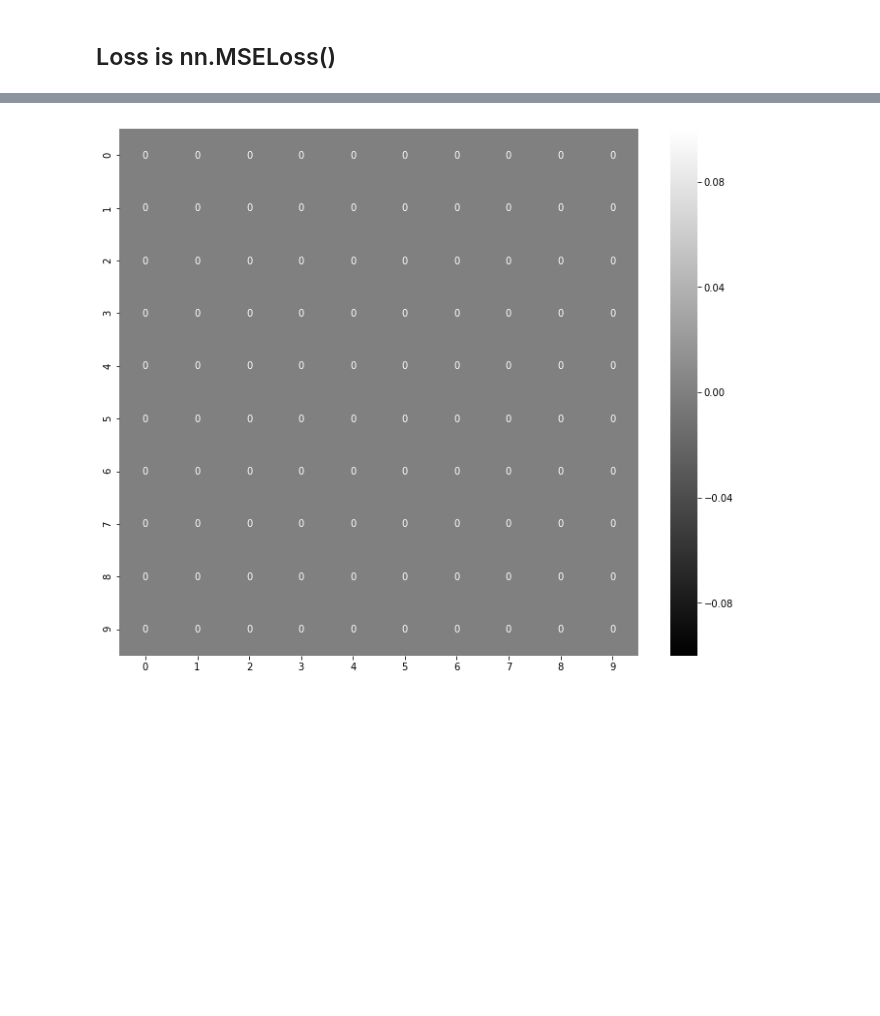
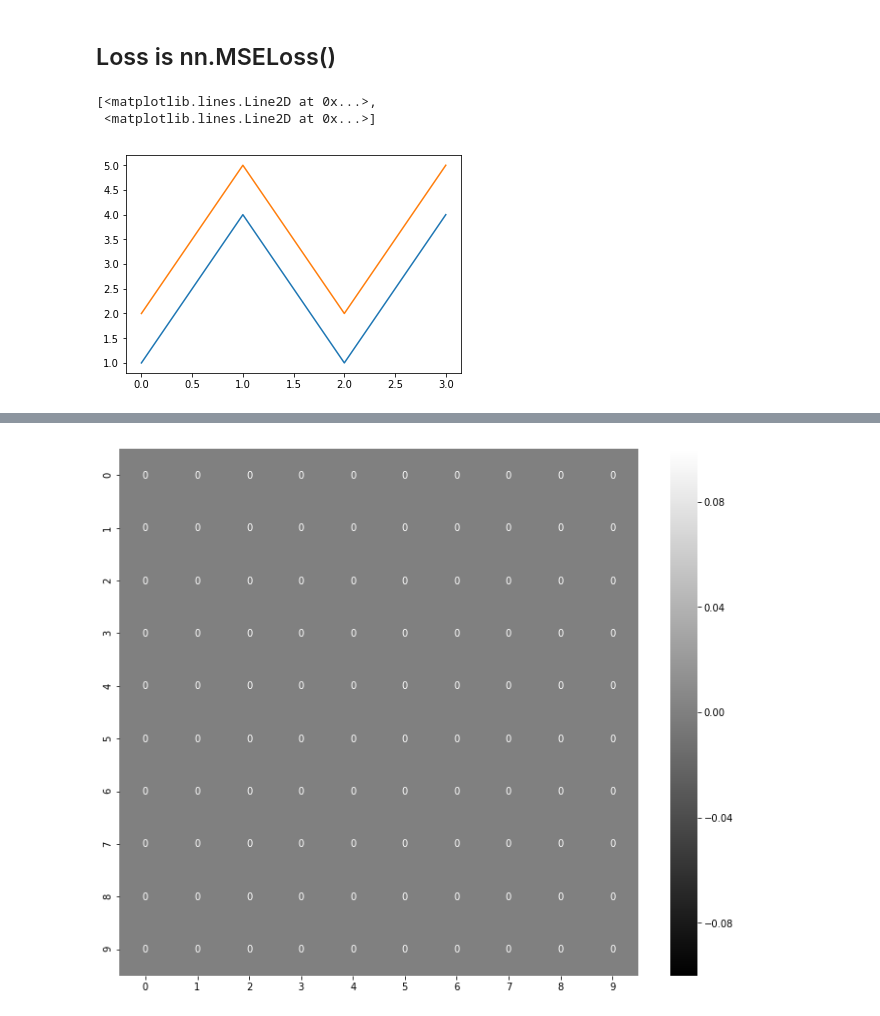
Before and after one commit to caitaozhan/deeplearning-localization, a Jupyter notebook: CNN-translation-multi-min-dist.ipynb, the cells around one changed output, grey strips where cells are left out. Cells and saved outputs as stored; diff of their text form; code cells hidden in the pictures; blank space fills up the shorter version.

```diff
--- a/CNN-translation-multi-min-dist.ipynb
+++ b/CNN-translation-multi-min-dist.ipynb
@@ -322,3 +322,17 @@ def make_zeros(batch=32, length=100):
         zero = np.expand_dims(zero, 0)
         zeros.append(zero)
     return torch.as_tensor(zeros).to(torch.device('cuda'))
+# %%
+a = [1,2]
+b = [4,5]
+c = [1,2]
+d = [4,5]
+e = [a, b]
+f = [c, d]
+f.extend(e)
+
+plt.plot(f)
+# %% [output]
+[<matplotlib.lines.Line2D at 0x...>,
+ <matplotlib.lines.Line2D at 0x...>]
+[figure, added]
```
Also changed, not shown: parts of 11 cells of this notebook, 9 other files.
